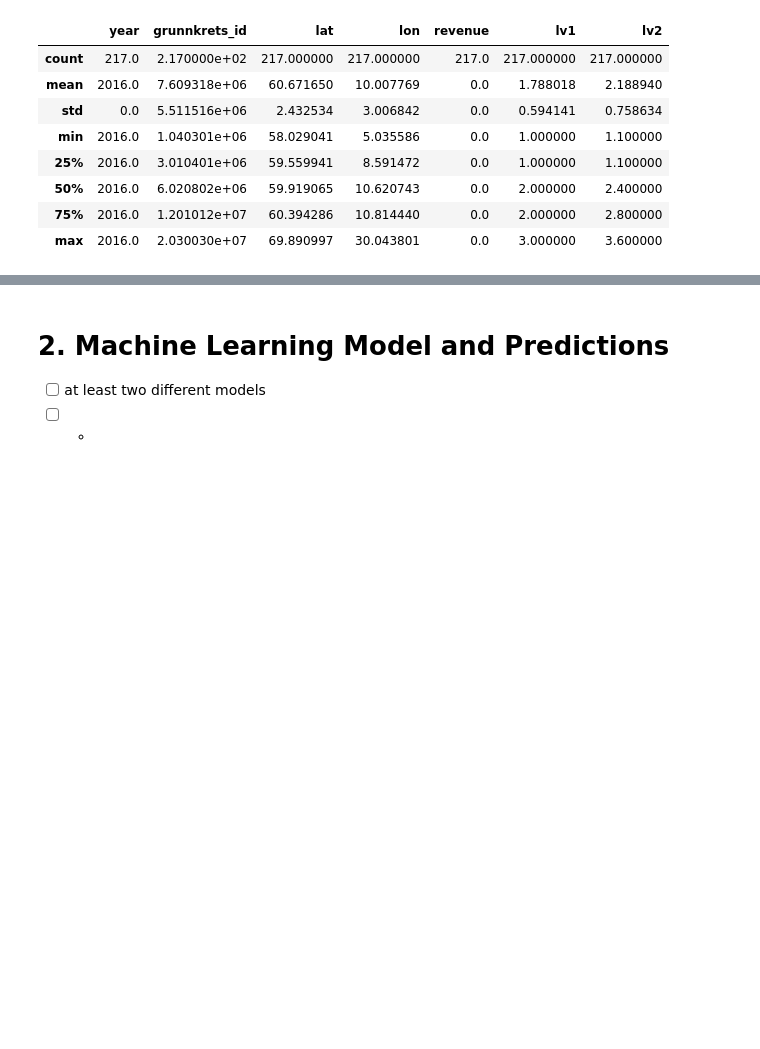
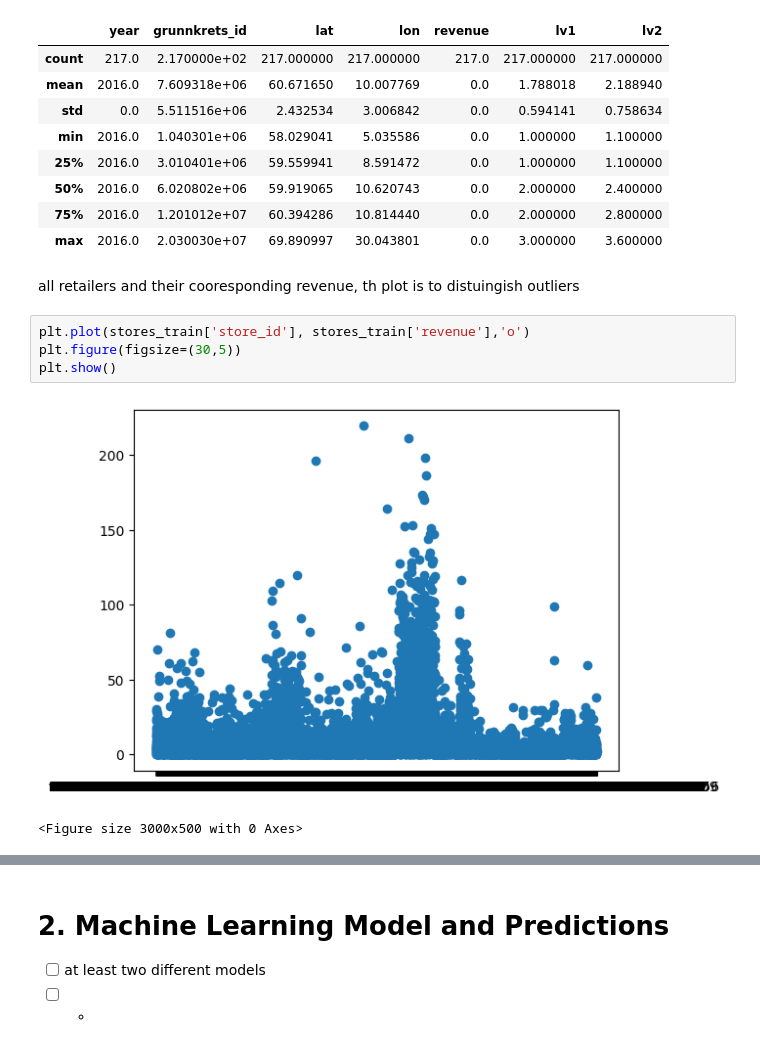
Before and after one commit to Bergis1610/MachineLearning-TDT4173-Project, a Jupyter notebook: LouisLangNB.ipynb, the cells around one changed output, grey strips where cells are left out. Drawn from its saved outputs; the diff is of its cells as text; blank space fills up the shorter version.

```diff
--- a/LouisLangNB.ipynb
+++ b/LouisLangNB.ipynb
@@ -122,3 +130,12 @@ stores_with_hierarchy[stores_with_hierarchy["revenue"]==0.0].describe()
 | 50% | 2016.0 | 6.020802e+06 | 59.919065 | 10.620743 | 0.0 | 2.000000 | 2.400000 |
 | 75% | 2016.0 | 1.201012e+07 | 60.394286 | 10.814440 | 0.0 | 2.000000 | 2.800000 |
 | max | 2016.0 | 2.030030e+07 | 69.890997 | 30.043801 | 0.0 | 3.000000 | 3.600000 |
+# %% [markdown]
+all retailers and their cooresponding revenue, th plot is to distuingish outliers
+# %%
+plt.plot(stores_train['store_id'], stores_train['revenue'],'o')
+plt.figure(figsize=(30,5))
+plt.show()
+# %% [output]
+[figure, added]
+<Figure size 3000x500 with 0 Axes>
```
Also changed, not shown: parts of 16 cells of this notebook.
